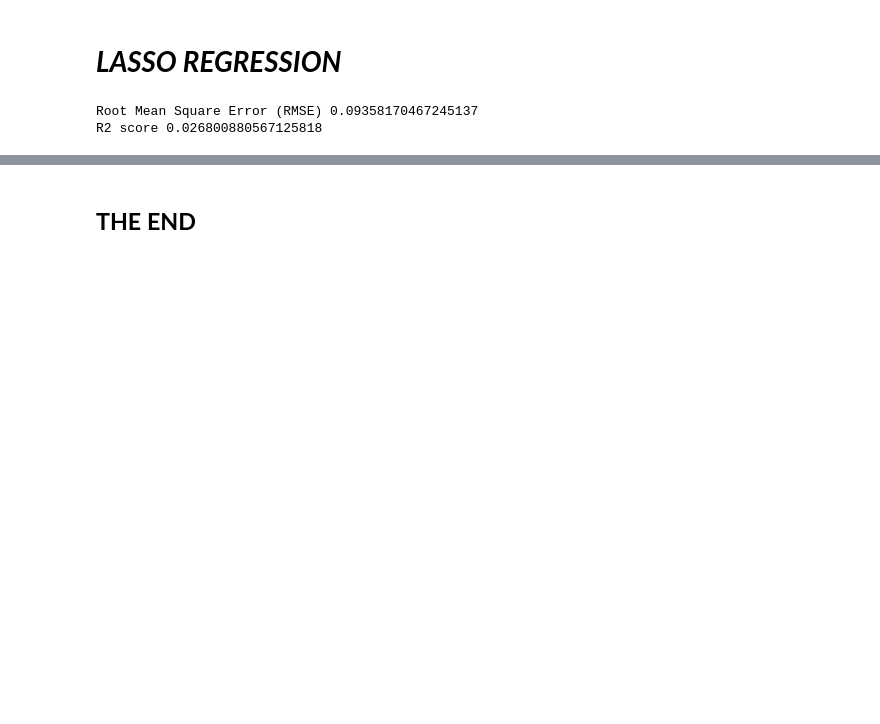
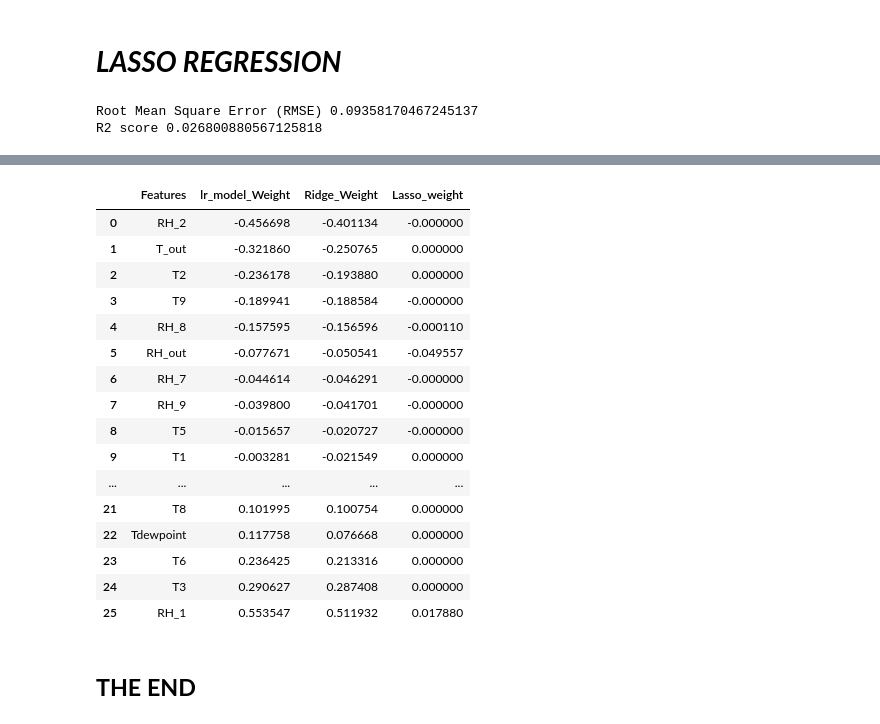
Before and after one commit to OkeyNich/Nichodemus, a Jupyter notebook: StageB_Okey_Project.ipynb, the cells around one changed output, grey strips where cells are left out. Saved outputs shown, nothing was run; the diff lists cells and outputs as text; code cells hidden in the pictures; blank space fills up the shorter version.

```diff
--- a/StageB_Okey_Project.ipynb
+++ b/StageB_Okey_Project.ipynb
@@ -255,2 +255,38 @@ R2 score -1.1536689688007584e-06
+# %%
+#comparing the effects of regularisation
+def get_weights_df(model, feat, col_name):
+  #this function returns the weight of every feature
+  weights = pd.Series(model.coef_, feat.columns).sort_values()
+  weights_df = pd.DataFrame(weights).reset_index()
+  weights_df.columns = ['Features', col_name]
+  weights_df[col_name].round(3)
+  return weights_df
+# %%
+lr_model_weights = get_weights_df(lr_model, x_train, 'lr_model_Weight')
+ridge_weights_df = get_weights_df(ridge_reg, x_train, 'Ridge_Weight')
+lasso_weights_df = get_weights_df(lasso_reg, x_train, 'Lasso_weight')
+# %%
+final_weights = pd.merge(lr_model_weights, ridge_weights_df, on='Features')
+final_weights = pd.merge(final_weights, lasso_weights_df, on='Features')
+# %%
+final_weights
+# %% [output]
+|  | Features | lr_model_Weight | Ridge_Weight | Lasso_weight |
+| 0 | RH_2 | -0.456698 | -0.401134 | -0.000000 |
+| 1 | T_out | -0.321860 | -0.250765 | 0.000000 |
+| 2 | T2 | -0.236178 | -0.193880 | 0.000000 |
+| 3 | T9 | -0.189941 | -0.188584 | -0.000000 |
+| 4 | RH_8 | -0.157595 | -0.156596 | -0.000110 |
+| 5 | RH_out | -0.077671 | -0.050541 | -0.049557 |
+| 6 | RH_7 | -0.044614 | -0.046291 | -0.000000 |
+| 7 | RH_9 | -0.039800 | -0.041701 | -0.000000 |
+| 8 | T5 | -0.015657 | -0.020727 | -0.000000 |
+| 9 | T1 | -0.003281 | -0.021549 | 0.000000 |
+| ... | ... | ... | ... | ... |
+| 21 | T8 | 0.101995 | 0.100754 | 0.000000 |
+| 22 | Tdewpoint | 0.117758 | 0.076668 | 0.000000 |
+| 23 | T6 | 0.236425 | 0.213316 | 0.000000 |
+| 24 | T3 | 0.290627 | 0.287408 | 0.000000 |
+| 25 | RH_1 | 0.553547 | 0.511932 | 0.017880 |
 # %% [markdown]
 ## **THE END**
```
Also changed, not shown: parts of 1 cell of this notebook.
